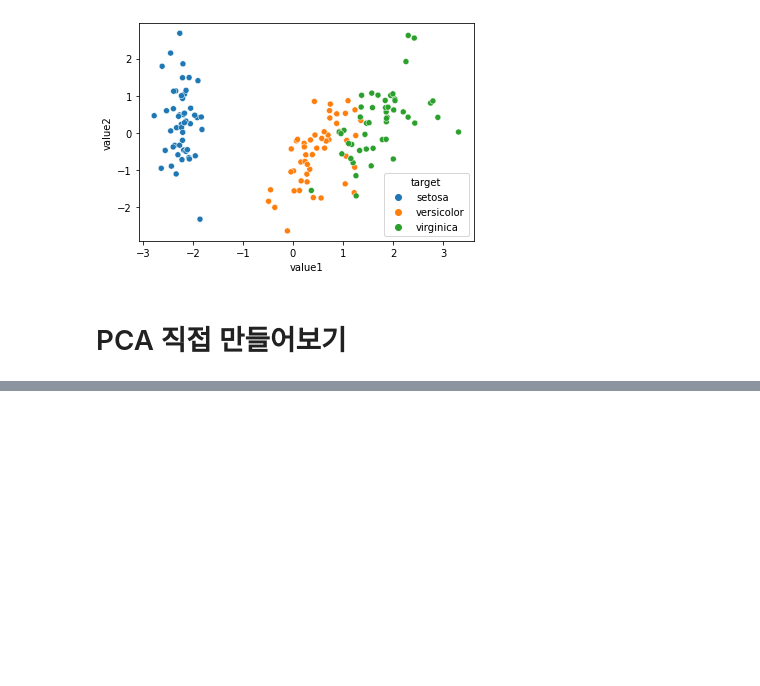
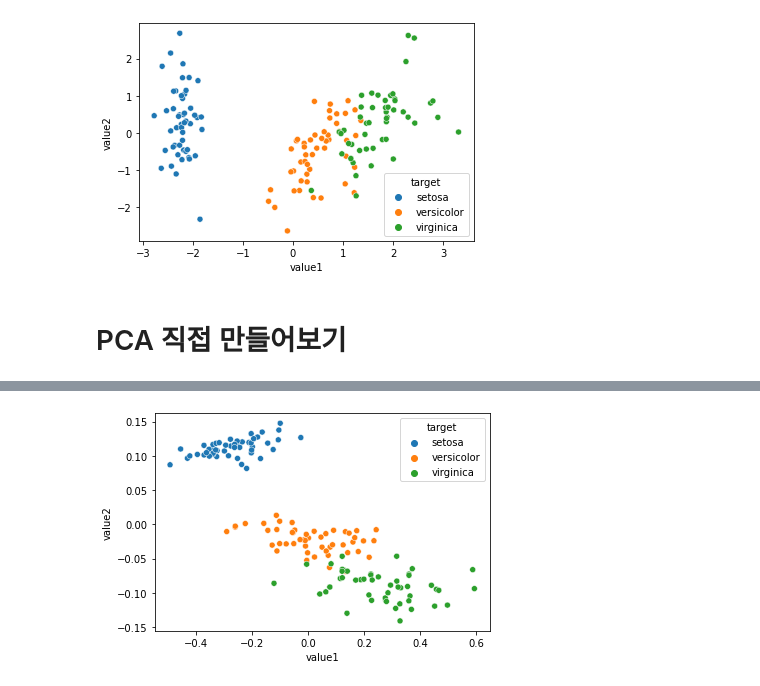
Before and after one commit to jungmkitLez/algorithm_study, a Jupyter notebook: 머신러닝 알고리즘/차원축소/PCA.ipynb, the cells around one changed output, grey strips where cells are left out. Cells and saved outputs as stored; diff of their text form; code cells hidden in the pictures; blank space fills up the shorter version.

```diff
--- a/머신러닝 알고리즘/차원축소/PCA.ipynb
+++ b/머신러닝 알고리즘/차원축소/PCA.ipynb
@@ -85,0 +101,4 @@ plt.show()
+# %%
+# 표준정규분포의 범위로 스케일링 되어있음
+norm_x = np.array(iris_df.iloc[:,:-1])
+cov_norm_X = np.cov(norm_x)
@@ -85,0 +107,2 @@ plt.show()
+# %%
+eigen_val, eigen_vec = np.linalg.eig(cov_norm_X)
@@ -85,0 +117,7 @@ plt.show()
+# %%
+z1 = eigen_vec[:,0][0] * norm_x[:,0] + eigen_vec[:,0][1] * norm_x[:,1] + eigen_vec[:,0][2] * norm_x[:,2] + eigen_vec[:,0][3] * norm_x[:,3]
+z2 = eigen_vec[:,1][0] * norm_x[:,0] + eigen_vec[:,1][1] * norm_x[:,1] + eigen_vec[:,1][2] * norm_x[:,2] + eigen_vec[:,1][3] * norm_x[:,3]
+# %%
+pca_res = np.vstack([z1,z2]).T
+my_pca = pd.DataFrame(pca_res,columns=['value1','value2'])
+my_pca['target'] = iris_df['target']
@@ -85,0 +133,5 @@ plt.show()
+# %%
+sns.scatterplot(x='value1',y='value2',hue='target',data=my_pca)
+plt.show()
+# %% [output]
+[figure, added]
```
Also changed, not shown: parts of 8 cells of this notebook.
